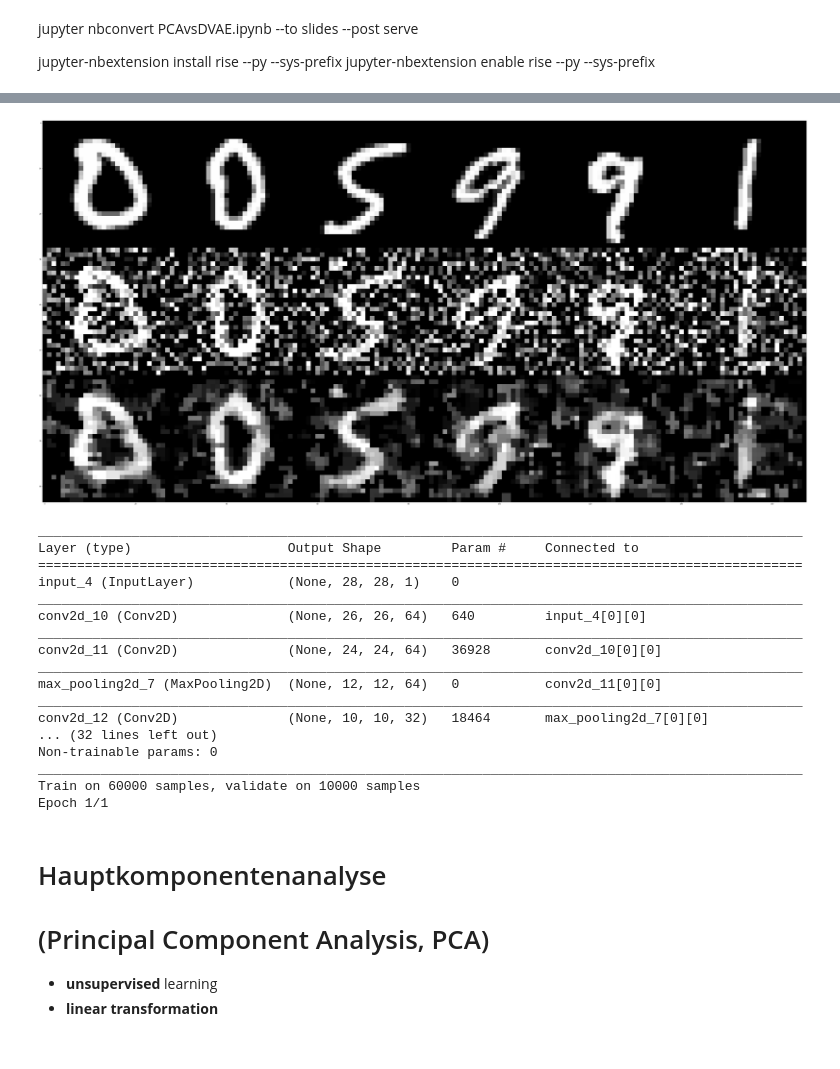
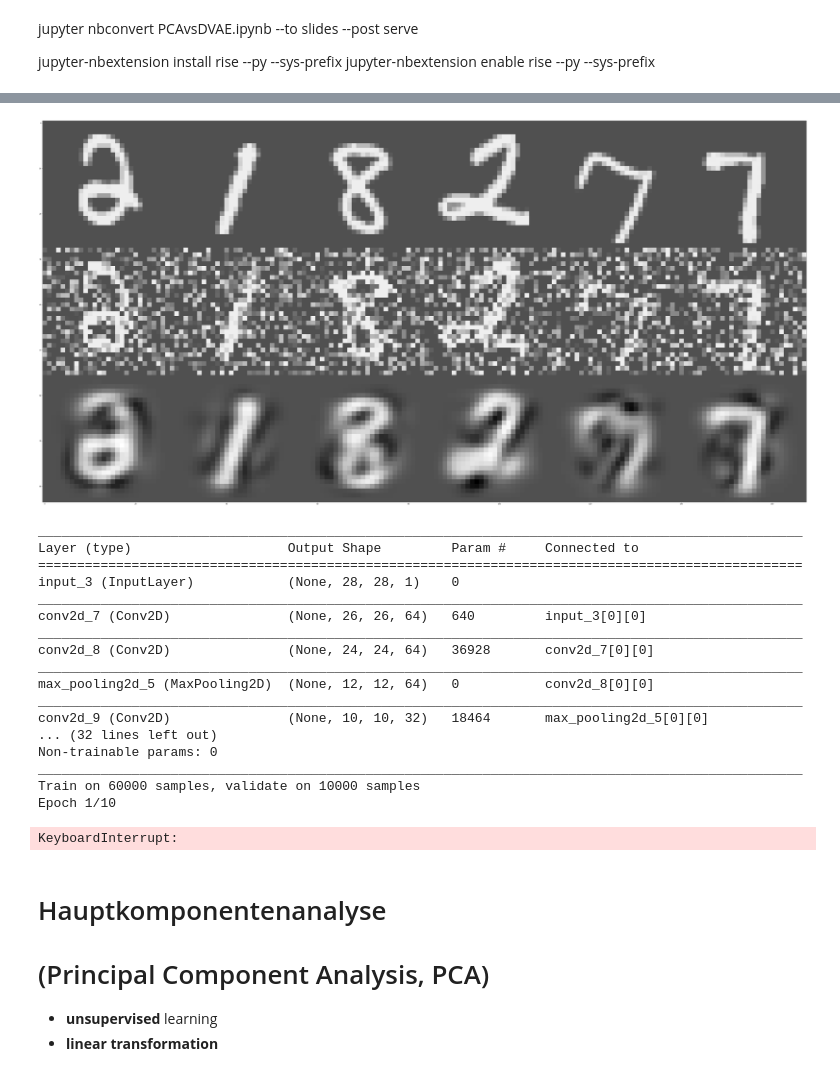
Before and after one commit to caxenie/pca-vs-dvae, a Jupyter notebook: PCAvsDVAE.ipynb, the cells around one changed output, grey strips where cells are left out. Saved outputs shown, nothing was run; the diff lists cells and outputs as text; code cells hidden in the pictures.

```diff
--- a/PCAvsDVAE.ipynb
+++ b/PCAvsDVAE.ipynb
@@ -60,8 +27,5 @@ PlotResults(p_analytical,dimension,'AnalyticalPCA')
 # %%
-# https://github.com/block98k/Denoise-VAE/blob/master/Denoise-VAE-keras.ipynb
-
 from __future__ import print_function
-
 import numpy as np
 import matplotlib.pyplot as plt
 from scipy.stats import norm
@@ -74,12 +38,23 @@ from keras.datasets import mnist
 from keras.layers import Dense, Dropout, Flatten
 from keras.layers import Conv2D, MaxPooling2D
 from keras.layers import Conv2DTranspose,Reshape
-
+from sklearn.decomposition import PCA
 import os
+%matplotlib inline
 os.environ["PATH"] += os.pathsep + 'C:/Program Files (x86)/Graphviz2.38/bin/'
 
-%matplotlib inline
+# analytical PCA of the training set
+def analytical_pca(y):
+    pca = PCA(0.7)
+    pca.fit(y)
+    loadings = pca.components_
+    components = pca.transform(y)
+    filtered = pca.inverse_transform(components)
+    return filtered
 
+# training params for the example
+num_train = 50000
+n_images = 6
 batch_size = 256
 original_dim = 784
 latent_dim = 8
@@ -89,6 +64,10 @@ noise_factor = 0.5
 
 # train the VAE on MNIST digits
 (x_train, y_train), (x_test, y_test) = mnist.load_data()
+# prepare data for PCA
+shape_x_train = x_train.shape
+pcaInput = np.reshape(x_train,[shape_x_train[0],shape_x_train[1]*shape_x_train[2]]).astype('float32')/255
+# prepare data for DVAE
 train_num=50000
 x_train = x_train.astype('float32') / 255.
 x_test = x_test.astype('float32') / 255.
@@ -100,17 +79,15 @@ noise_test = x_test + noise_factor * np.random.randn(*x_test.shape)
 noise_train = np.clip(noise_train, 0., 1.)
 noise_test = np.clip(noise_test, 0., 1.)
 
-num_train = 50000
-n_images = 6
-import scipy.signal as signal
-figure = np.zeros((28*3 , 28 * n_images))
-# Display
+# display
 showidx=np.random.randint(0,num_train,n_images)
+# precalculate PCA
+pcaOutput = analytical_pca(pcaInput)
+# display input, noisy input and PCA on noisy input
 for i,idx in enumerate (showidx):
     figure[0: 28,i *28: (i + 1) * 28] = np.reshape(x_train[idx], [28, 28])
     figure[28: 56,i *28: (i + 1) * 28] = np.reshape(noise_train[idx], [28, 28])
-    # replace median filter with PCA
-    figure[28 * 2: 28 * 3,i *28: (i + 1) * 28] = signal.medfilt2d(np.reshape(noise_train[idx], [28, 28]),[3,3])
+    figure[28 * 2: 28 * 3,i *28: (i + 1) * 28] = np.reshape(pcaOutput[idx], [28, 28])
 plt.figure(figsize=(28*3, 28*n_images))
 plt.imshow(figure, cmap='Greys_r')
 plt.show()
@@ -152,62 +129,60 @@ x_out = Conv2DTranspose(1,(3, 3), padding='valid',activation='sigmoid')(conv_6T)
 vae = Model(x_noise, x_out)
 vae.summary()
 
-from keras.utils.vis_utils import plot_model
-plot_model(vae, to_file='model1.png',show_shapes=True)
-
-
 # Compute VAE loss
 def VAE_loss(x_origin,x_out):
     x_origin=K.flatten(x_origin)
     x_out=K.flatten(x_out)
     xent_loss = original_dim * metrics.binary_crossentropy(x_origin, x_out)
     kl_loss = - 0.5 * K.sum(1 + z_log_var - K.square(z_mean) - K.exp(z_log_var), axis=-1)
     vae_loss = K.mean(xent_loss + kl_loss)
     return vae_loss
 vae.compile(optimizer='adam', loss=VAE_loss)
 
 vae.fit(noise_train,x_train,
         shuffle=True,
         epochs=epochs,
         batch_size=batch_size,
         validation_data=(noise_test, x_test))
 
 digit_size = 28
 figure = np.zeros((digit_size * 4, digit_size * n_images))
 
 
 num_test=10000
 showidx=np.random.randint(0,num_test,n_images)
 x_out=vae.predict(x_test[showidx])
 # Display
 for i,idx in enumerate (showidx):
     figure[0: 28,i *28: (i + 1) * 28] = np.reshape(x_test[idx], [28, 28])
     figure[28: 28 * 2,i *28: (i + 1) * 28] = np.reshape(noise_test[idx], [28, 28])
     figure[28 * 2: 28 * 3,i *28: (i + 1) * 28] = np.reshape(x_out[i], [28, 28])
-    figure[28 * 3: 28 * 4,i *28: (i + 1) * 28] = signal.medfilt2d(np.reshape(noise_test[idx], [28, 28]),[3,3])
+    figure[28 * 3: 28 * 4,i *28: (i + 1) * 28] = np.reshape(pcaOutput[idx], [28, 28])
+
 plt.figure(figsize=(28 * 4, 28*n_images))
 plt.imshow(figure, cmap='Greys_r')
 plt.savefig('result_keras_VAE.png')
 plt.show()
 # %% [output]
-[figure, old version]
+[figure, new version]
 __________________________________________________________________________________________________
 Layer (type)                    Output Shape         Param #     Connected to
 ==================================================================================================
-input_4 (InputLayer)            (None, 28, 28, 1)    0
+input_3 (InputLayer)            (None, 28, 28, 1)    0
 __________________________________________________________________________________________________
-conv2d_10 (Conv2D)              (None, 26, 26, 64)   640         input_4[0][0]
+conv2d_7 (Conv2D)               (None, 26, 26, 64)   640         input_3[0][0]
 __________________________________________________________________________________________________
-conv2d_11 (Conv2D)              (None, 24, 24, 64)   36928       conv2d_10[0][0]
+conv2d_8 (Conv2D)               (None, 24, 24, 64)   36928       conv2d_7[0][0]
 __________________________________________________________________________________________________
-max_pooling2d_7 (MaxPooling2D)  (None, 12, 12, 64)   0           conv2d_11[0][0]
+max_pooling2d_5 (MaxPooling2D)  (None, 12, 12, 64)   0           conv2d_8[0][0]
 __________________________________________________________________________________________________
-conv2d_12 (Conv2D)              (None, 10, 10, 32)   18464       max_pooling2d_7[0][0]
+conv2d_9 (Conv2D)               (None, 10, 10, 32)   18464       max_pooling2d_5[0][0]
 ... (32 lines left out)
 Non-trainable params: 0
 __________________________________________________________________________________________________
 Train on 60000 samples, validate on 10000 samples
-Epoch 1/1
+Epoch 1/10
+KeyboardInterrupt:
 # %%
 # https://github.com/dojoteef/dvae
 # %% [markdown]
```
Also changed, not shown: parts of 1 cell of this notebook, 3 other files.
